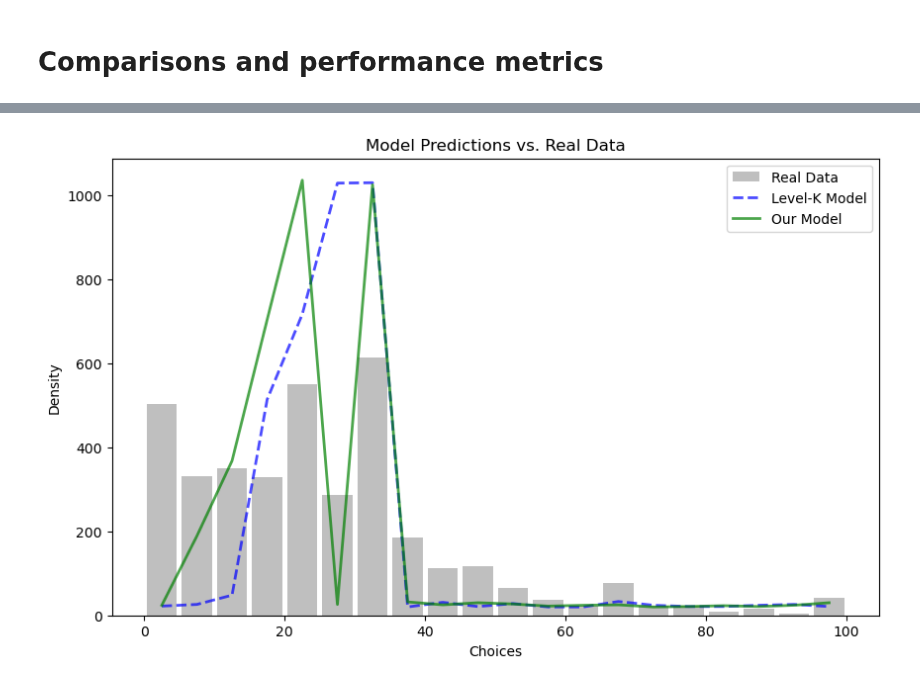
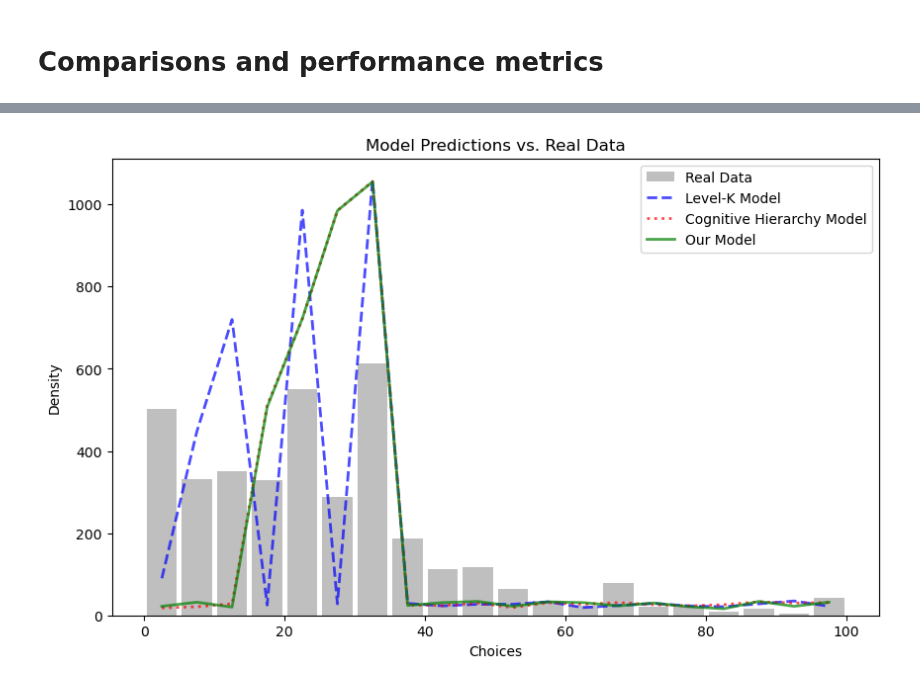
Before and after one commit to RamanEbrahimi/Research, a Jupyter notebook: K-level Network/k-level verification.ipynb, the cells around one changed output, grey strips where cells are left out. Saved outputs shown, nothing was run; the diff lists cells and outputs as text; code cells hidden in the pictures.

```diff
--- a/K-level Network/k-level verification.ipynb
+++ b/K-level Network/k-level verification.ipynb
@@ -67,7 +67,7 @@ def choice_function(G, node):
     avg_belief = belief_function(G, node)
     # Strategic choice based on the average belief
     if level == 0:
-        return random.uniform(1, 100)
+        return random.uniform(0, 100)
     else:
         return ((2/3)**(avg_belief + 1)) * 50
 
@@ -141,7 +141,7 @@ player_levels = np.random.poisson(lambda_, num_players)
 level_counts = np.bincount(player_levels)
 print(level_counts)
 
-p = 0.5
+p = 1
 network = generate_directed_network(level_counts, p)
 choices = [choice_function(network, node) for node in network.nodes]
 
@@ -387,32 +370,32 @@ Wasserstein distance: 4.38
 real_data = df.iloc[:, 0].dropna().values  # Convert to numpy array if it's not already
 
 # Define the number of bins for the histogram
 bins = 20
 
 # Create the histogram for the real data
 hist, bin_edges = np.histogram(real_data, bins=bins)
 bin_centers = 0.5 * (bin_edges[:-1] + bin_edges[1:])
 
 # Calculate the histogram (as density) for the model predictions
 model_k_hist, _ = np.histogram(level_k_choices, bins=bin_edges)
 model_ch_hist, _ = np.histogram(ch_choices, bins=bin_edges)
 model_us_hist, _ = np.histogram(choices, bins=bin_edges)
 
 # Plotting
 plt.figure(figsize=(10, 6))
 
 # Plot the histogram for the real data
 plt.hist(real_data, bins=bins, alpha=0.5, label='Real Data', color='gray', rwidth=0.85)
 
 # Plot line plots for the models at the top center of each bin
 plt.plot(bin_centers, model_k_hist, label='Level-K Model', linewidth=2, color='blue', linestyle='dashed', alpha=0.7)
-# plt.plot(bin_centers, model_ch_hist, label='Cognitive Hierarchy Model', linewidth=2, color='red', linestyle='dotted', alpha=0.7)
+plt.plot(bin_centers, model_ch_hist, label='Cognitive Hierarchy Model', linewidth=2, color='red', linestyle='dotted', alpha=0.7)
 plt.plot(bin_centers, model_us_hist, label='Our Model', linewidth=2, color='green', alpha=0.7)
 
 plt.xlabel('Choices')
 plt.ylabel('Density')
 plt.title('Model Predictions vs. Real Data')
 plt.legend()
 plt.show()
 # %% [output]
-[figure, old version]
+[figure, new version]
```
Also changed, not shown: parts of 5 cells of this notebook, 9 other files.
